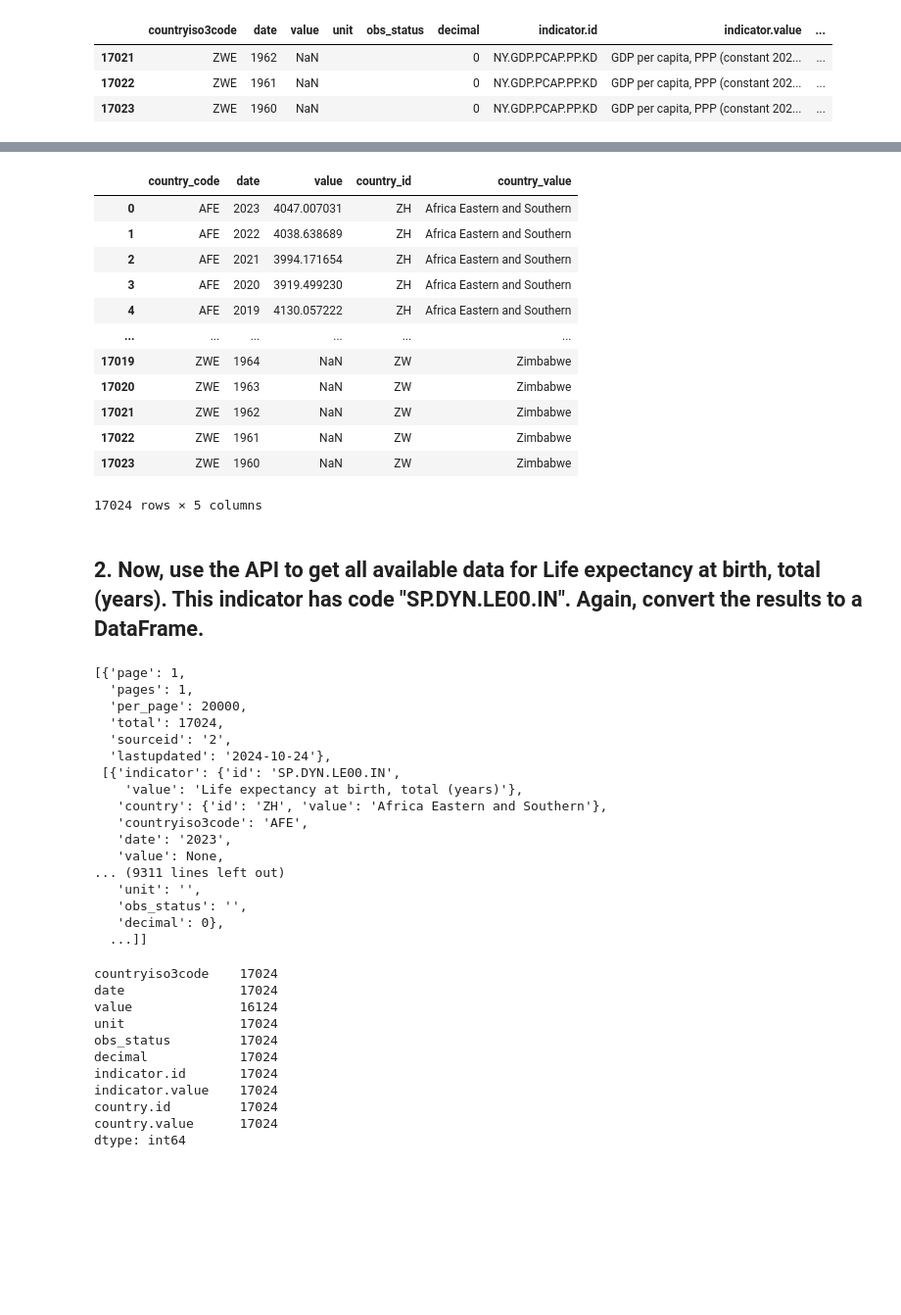
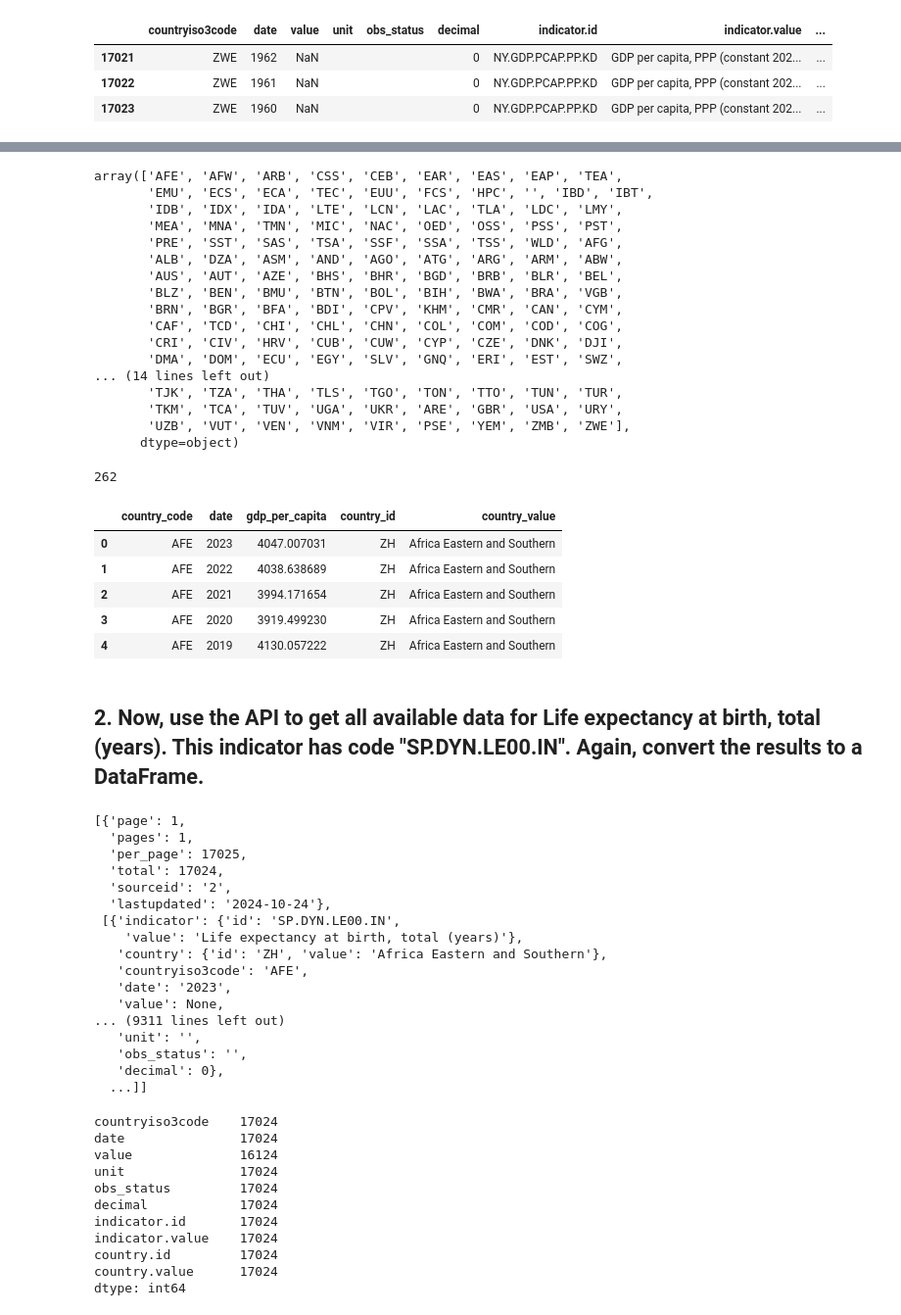
Before and after one commit to nss-data-science-cohort-8/api-exercise-catdgomez, a Jupyter notebook: notebooks/undata_api_exercise.ipynb, the cells around one changed output, grey strips where cells are left out. Shown: that part at 98% size. Cells and saved outputs as stored; diff of their text form; code cells hidden in the pictures; blank space fills up the shorter version.

```diff
--- a/notebooks/undata_api_exercise.ipynb
+++ b/notebooks/undata_api_exercise.ipynb
@@ -14,9 +14,7 @@ You'll make use of the World Bank Indicators APhttps://datahelpdesk.worldbank.or
 # %%
 endpoint = 'https://api.worldbank.org/v2/country/all/indicator/NY.GDP.PCAP.PP.KD?format=json'
 
-params = {
-    'per_page': 20000
-}
+params = {'per_page': 17025}
 
 response = requests.get(endpoint, params = params)
 res = response.json()
@@ -72,39 +98,53 @@ undata_api_gdp_df.tail(3)
+# %%
+undata_api_gdp_df['countryiso3code'].unique()
+# %% [output]
+array(['AFE', 'AFW', 'ARB', 'CSS', 'CEB', 'EAR', 'EAS', 'EAP', 'TEA',
+       'EMU', 'ECS', 'ECA', 'TEC', 'EUU', 'FCS', 'HPC', '', 'IBD', 'IBT',
+       'IDB', 'IDX', 'IDA', 'LTE', 'LCN', 'LAC', 'TLA', 'LDC', 'LMY',
+       'MEA', 'MNA', 'TMN', 'MIC', 'NAC', 'OED', 'OSS', 'PSS', 'PST',
+       'PRE', 'SST', 'SAS', 'TSA', 'SSF', 'SSA', 'TSS', 'WLD', 'AFG',
+       'ALB', 'DZA', 'ASM', 'AND', 'AGO', 'ATG', 'ARG', 'ARM', 'ABW',
+       'AUS', 'AUT', 'AZE', 'BHS', 'BHR', 'BGD', 'BRB', 'BLR', 'BEL',
+       'BLZ', 'BEN', 'BMU', 'BTN', 'BOL', 'BIH', 'BWA', 'BRA', 'VGB',
+       'BRN', 'BGR', 'BFA', 'BDI', 'CPV', 'KHM', 'CMR', 'CAN', 'CYM',
+       'CAF', 'TCD', 'CHI', 'CHL', 'CHN', 'COL', 'COM', 'COD', 'COG',
+       'CRI', 'CIV', 'HRV', 'CUB', 'CUW', 'CYP', 'CZE', 'DNK', 'DJI',
+       'DMA', 'DOM', 'ECU', 'EGY', 'SLV', 'GNQ', 'ERI', 'EST', 'SWZ',
+... (14 lines left out)
+       'TJK', 'TZA', 'THA', 'TLS', 'TGO', 'TON', 'TTO', 'TUN', 'TUR',
+       'TKM', 'TCA', 'TUV', 'UGA', 'UKR', 'ARE', 'GBR', 'USA', 'URY',
+       'UZB', 'VUT', 'VEN', 'VNM', 'VIR', 'PSE', 'YEM', 'ZMB', 'ZWE'],
+      dtype=object)
+# %%
+len(undata_api_gdp_df['countryiso3code'].unique())
+# %% [output]
+262
 # %%
-(
+gdp_df = (
     undata_api_gdp_df
-        .set_axis(['country_code', 'date', 'value', 'unit', 'obs_status', 'decimal', 'indicator_id', 'indicator_value', 'country_id', 'country_value'], axis='columns')
-        .drop({'unit', 'obs_status', 'decimal', 'indicator_id', 'indicator_value'}, axis=1)
+        .drop({'unit', 'obs_status', 'decimal', 'indicator.id', 'indicator.value'}, axis=1)
+        .set_axis(['country_code', 'date', 'gdp_per_capita', 'country_id', 'country_value'], axis='columns')
 )
+gdp_df.head()
 # %% [output]
-|  | country_code | date | value | country_id | country_value |
+|  | country_code | date | gdp_per_capita | country_id | country_value |
 | 0 | AFE | 2023 | 4047.007031 | ZH | Africa Eastern and Southern |
 | 1 | AFE | 2022 | 4038.638689 | ZH | Africa Eastern and Southern |
 | 2 | AFE | 2021 | 3994.171654 | ZH | Africa Eastern and Southern |
 | 3 | AFE | 2020 | 3919.499230 | ZH | Africa Eastern and Southern |
 | 4 | AFE | 2019 | 4130.057222 | ZH | Africa Eastern and Southern |
-| ... | ... | ... | ... | ... | ... |
-| 17019 | ZWE | 1964 | NaN | ZW | Zimbabwe |
-| 17020 | ZWE | 1963 | NaN | ZW | Zimbabwe |
-| 17021 | ZWE | 1962 | NaN | ZW | Zimbabwe |
-| 17022 | ZWE | 1961 | NaN | ZW | Zimbabwe |
-| 17023 | ZWE | 1960 | NaN | ZW | Zimbabwe |
-17024 rows × 5 columns
 # %% [markdown]
 ## 2. Now, use the API to get all available data for Life expectancy at birth, total (years). This indicator has code "SP.DYN.LE00.IN". Again, convert the results to a DataFrame.
 # %%
 endpoint = 'https://api.worldbank.org/v2/country/all/indicator/SP.DYN.LE00.IN?format=json'
-
-params = {
-    'per_page': 20000
-}
-
+params = {'per_page': 17025}
 response = requests.get(endpoint, params = params)
 res_le = response.json()
 res_le
 # %% [output]
 [{'page': 1,
   'pages': 1,
-  'per_page': 20000,
+  'per_page': 17025,
   'total': 17024,
   'sourceid': '2',
   'lastupdated': '2024-10-24'},
```
Also changed, not shown: parts of 11 cells of this notebook, 1 other file.
